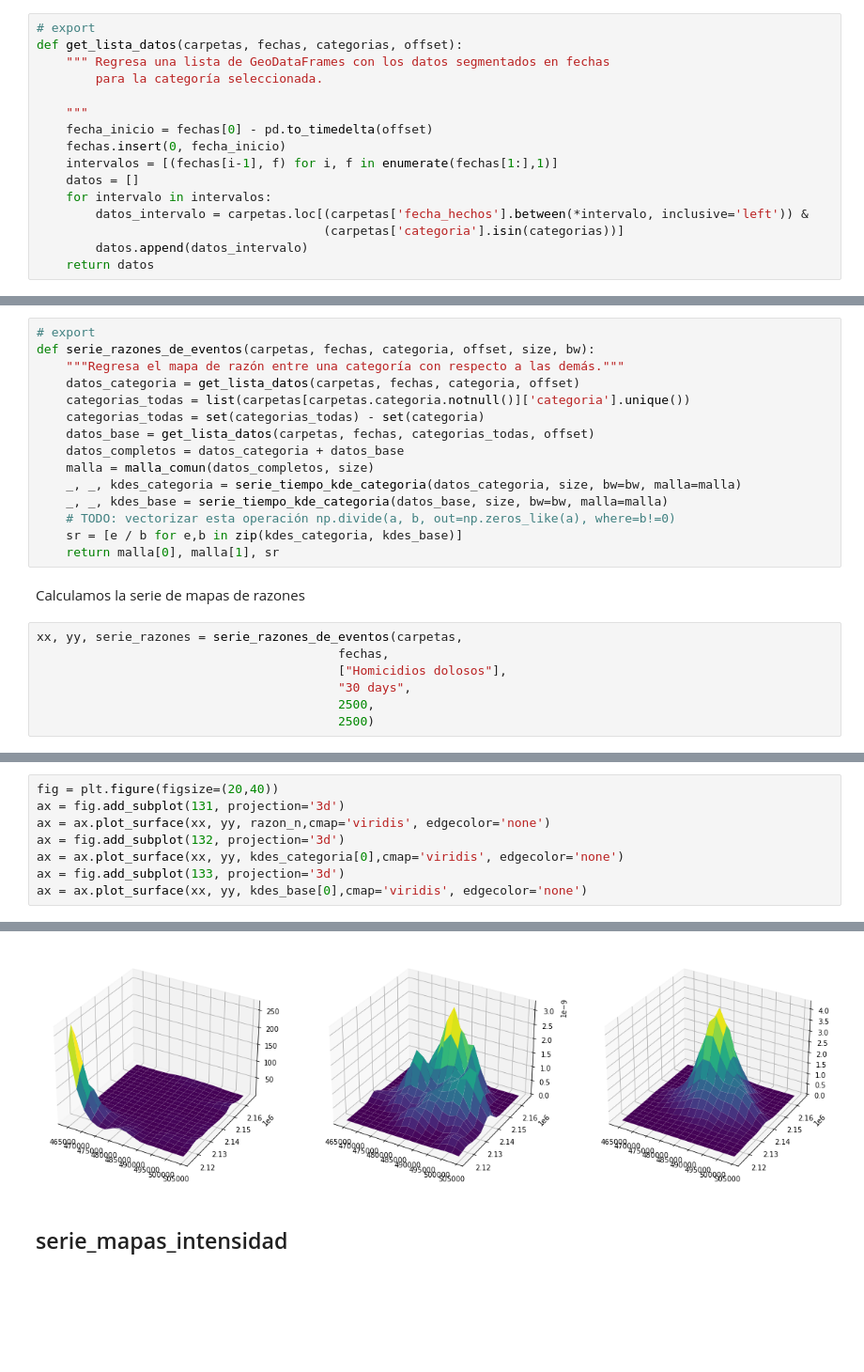
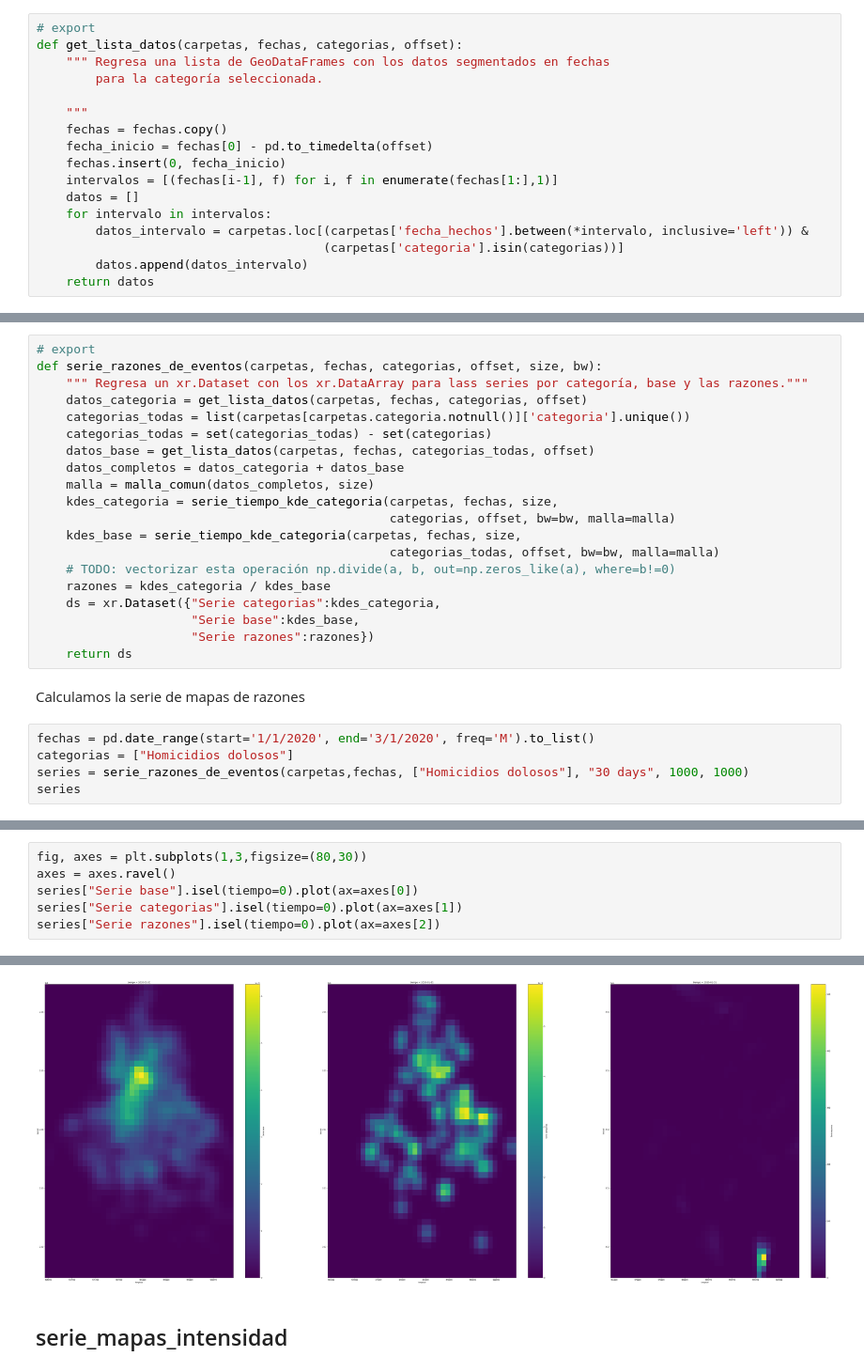
Before and after one commit to CentroGeo/criminologia_cdmx, a Jupyter notebook: 01_patrones_espacio_temporales.ipynb, the cells around one changed output, grey strips where cells are left out. Shown: that part at 94% size. Drawn from its saved outputs; the diff is of its cells as text; blank space fills up the shorter version.

```diff
--- a/01_patrones_espacio_temporales.ipynb
+++ b/01_patrones_espacio_temporales.ipynb
@@ -178,6 +179,7 @@ def get_lista_datos(carpetas, fechas, categorias, offset):
         para la categoría seleccionada.
 
     """
+    fechas = fechas.copy()
     fecha_inicio = fechas[0] - pd.to_timedelta(offset)
     fechas.insert(0, fecha_inicio)
     intervalos = [(fechas[i-1], f) for i, f in enumerate(fechas[1:],1)]
@@ -247,25 +288,28 @@ plt.imshow(kdes[1])
 ## serie_razones_de_eventos
 # %%
 # export
-def serie_razones_de_eventos(carpetas, fechas, categoria, offset, size, bw):
-    """Regresa el mapa de razón entre una categoría con respecto a las demás."""
-    datos_categoria = get_lista_datos(carpetas, fechas, categoria, offset)
+def serie_razones_de_eventos(carpetas, fechas, categorias, offset, size, bw):
+    """ Regresa un xr.Dataset con los xr.DataArray para lass series por categoría, base y las razones."""
+    datos_categoria = get_lista_datos(carpetas, fechas, categorias, offset)
     categorias_todas = list(carpetas[carpetas.categoria.notnull()]['categoria'].unique())
-    categorias_todas = set(categorias_todas) - set(categoria)
+    categorias_todas = set(categorias_todas) - set(categorias)
     datos_base = get_lista_datos(carpetas, fechas, categorias_todas, offset)
     datos_completos = datos_categoria + datos_base
     malla = malla_comun(datos_completos, size)
-    _, _, kdes_categoria = serie_tiempo_kde_categoria(datos_categoria, size, bw=bw, malla=malla)
-    _, _, kdes_base = serie_tiempo_kde_categoria(datos_base, size, bw=bw, malla=malla)
+    kdes_categoria = serie_tiempo_kde_categoria(carpetas, fechas, size,
+                                                categorias, offset, bw=bw, malla=malla)
+    kdes_base = serie_tiempo_kde_categoria(carpetas, fechas, size,
+                                                categorias_todas, offset, bw=bw, malla=malla)
     # TODO: vectorizar esta operación np.divide(a, b, out=np.zeros_like(a), where=b!=0)
-    sr = [e / b for e,b in zip(kdes_categoria, kdes_base)]
-    return malla[0], malla[1], sr
+    razones = kdes_categoria / kdes_base
+    ds = xr.Dataset({"Serie categorias":kdes_categoria,
+                     "Serie base":kdes_base,
+                     "Serie razones":razones})
+    return ds
 # %% [markdown]
 Calculamos la serie de mapas de razones
 # %%
-xx, yy, serie_razones = serie_razones_de_eventos(carpetas,
-                                         fechas,
-                                         ["Homicidios dolosos"],
-                                         "30 days",
-                                         2500,
-                                         2500)
+fechas = pd.date_range(start='1/1/2020', end='3/1/2020', freq='M').to_list()
+categorias = ["Homicidios dolosos"]
+series = serie_razones_de_eventos(carpetas,fechas, ["Homicidios dolosos"], "30 days", 1000, 1000)
+series
@@ -274,9 +337,7 @@ La podemos visualizar usando superficies
 # %%
-fig = plt.figure(figsize=(20,40))
-ax = fig.add_subplot(131, projection='3d')
-ax = ax.plot_surface(xx, yy, razon_n,cmap='viridis', edgecolor='none')
-ax = fig.add_subplot(132, projection='3d')
-ax = ax.plot_surface(xx, yy, kdes_categoria[0],cmap='viridis', edgecolor='none')
-ax = fig.add_subplot(133, projection='3d')
-ax = ax.plot_surface(xx, yy, kdes_base[0],cmap='viridis', edgecolor='none')
+fig, axes = plt.subplots(1,3,figsize=(80,30))
+axes = axes.ravel()
+series["Serie base"].isel(tiempo=0).plot(ax=axes[0])
+series["Serie categorias"].isel(tiempo=0).plot(ax=axes[1])
+series["Serie razones"].isel(tiempo=0).plot(ax=axes[2])
 # %% [output]
@@ -283,4 +345,4 @@ ax = ax.plot_surface(xx, yy, kdes_base[0],cmap='viridis', edgecolor='none')
-[figure, old version]
+[figure, new version]
 # %% [markdown]
 ## serie_mapas_intensidad
 # %%
```
Also changed, not shown: parts of 21 cells of this notebook, 4 other files.
